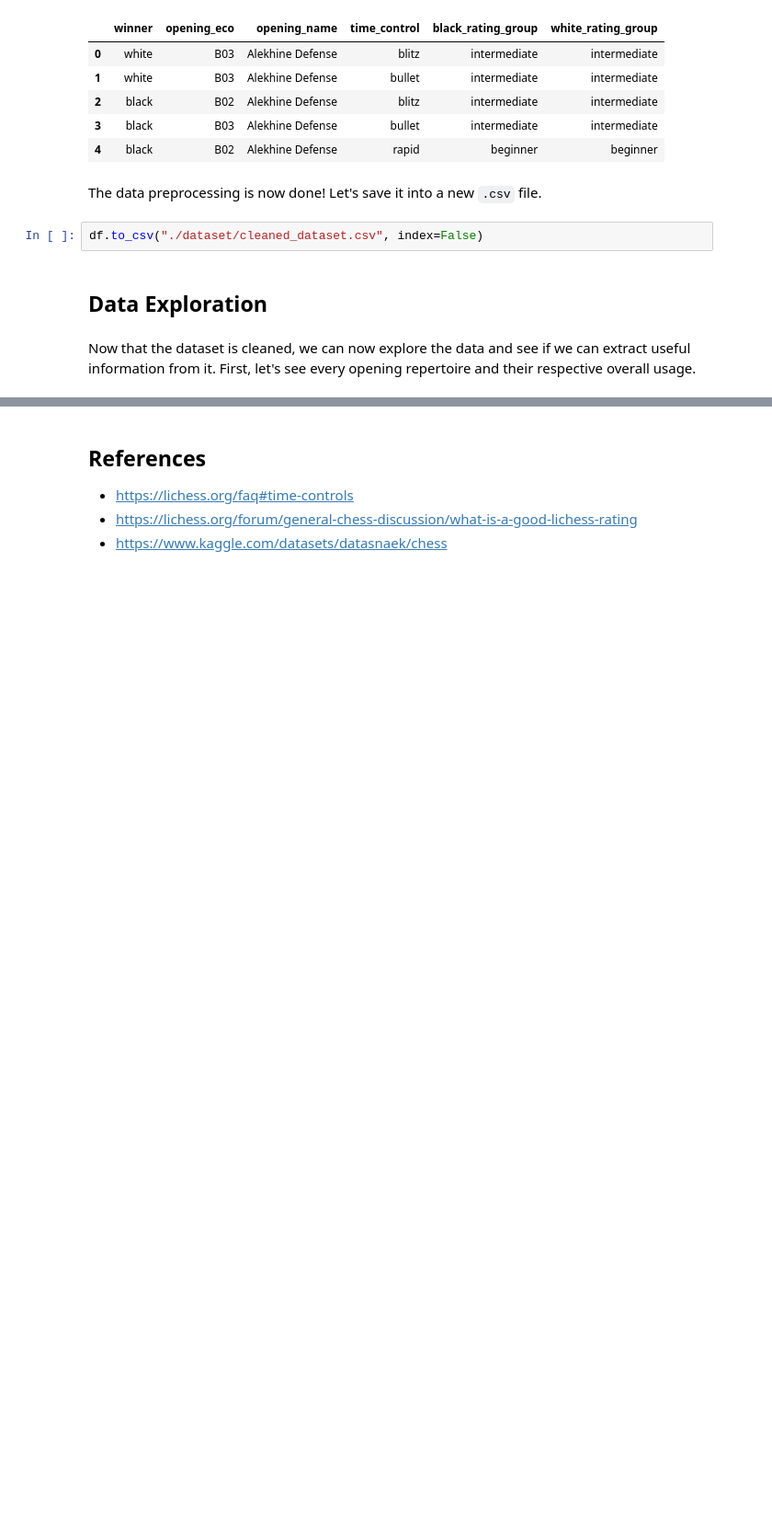
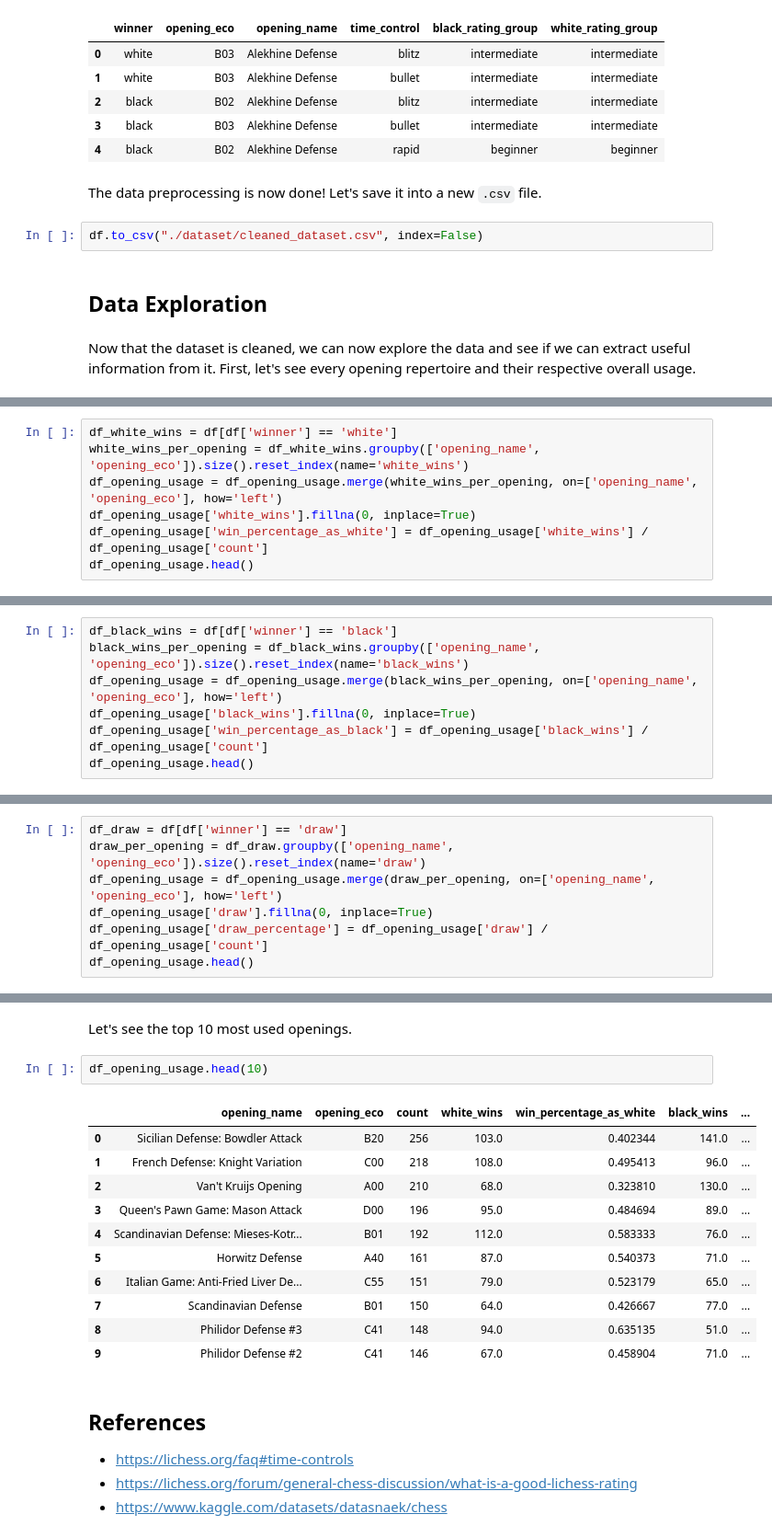
Before and after one commit to HappyPetDog/chess-opening-repertoire, a Jupyter notebook: chess-opening.ipynb, the cells around one changed output, grey strips where cells are left out. Shown at 92% size. Cells and saved outputs as stored; diff of their text form; blank space fills up the shorter version.

```diff
--- a/chess-opening.ipynb
+++ b/chess-opening.ipynb
@@ -232,0 +233,7 @@ In Chess, there are lots of variations for each of the opening repertoire. Let's
+# %%
+df_white_wins = df[df['winner'] == 'white']
+white_wins_per_opening = df_white_wins.groupby(['opening_name', 'opening_eco']).size().reset_index(name='white_wins')
+df_opening_usage = df_opening_usage.merge(white_wins_per_opening, on=['opening_name', 'opening_eco'], how='left')
+df_opening_usage['white_wins'].fillna(0, inplace=True)
+df_opening_usage['win_percentage_as_white'] = df_opening_usage['white_wins'] / df_opening_usage['count']
+df_opening_usage.head()
@@ -232,0 +249,7 @@ In Chess, there are lots of variations for each of the opening repertoire. Let's
+# %%
+df_black_wins = df[df['winner'] == 'black']
+black_wins_per_opening = df_black_wins.groupby(['opening_name', 'opening_eco']).size().reset_index(name='black_wins')
+df_opening_usage = df_opening_usage.merge(black_wins_per_opening, on=['opening_name', 'opening_eco'], how='left')
+df_opening_usage['black_wins'].fillna(0, inplace=True)
+df_opening_usage['win_percentage_as_black'] = df_opening_usage['black_wins'] / df_opening_usage['count']
+df_opening_usage.head()
@@ -232,0 +265,7 @@ In Chess, there are lots of variations for each of the opening repertoire. Let's
+# %%
+df_draw = df[df['winner'] == 'draw']
+draw_per_opening = df_draw.groupby(['opening_name', 'opening_eco']).size().reset_index(name='draw')
+df_opening_usage = df_opening_usage.merge(draw_per_opening, on=['opening_name', 'opening_eco'], how='left')
+df_opening_usage['draw'].fillna(0, inplace=True)
+df_opening_usage['draw_percentage'] = df_opening_usage['draw'] / df_opening_usage['count']
+df_opening_usage.head()
@@ -233,3 +279,19 @@ In Chess, there are lots of variations for each of the opening repertoire. Let's
+# %% [markdown]
+Let's see the top 10 most used openings.
+# %%
+df_opening_usage.head(10)
+# %% [output]
+|  | opening_name | opening_eco | count | white_wins | win_percentage_as_white | black_wins | ... |
+| 0 | Sicilian Defense: Bowdler Attack | B20 | 256 | 103.0 | 0.402344 | 141.0 | ... |
+| 1 | French Defense: Knight Variation | C00 | 218 | 108.0 | 0.495413 | 96.0 | ... |
+| 2 | Van't Kruijs Opening | A00 | 210 | 68.0 | 0.323810 | 130.0 | ... |
+| 3 | Queen's Pawn Game: Mason Attack | D00 | 196 | 95.0 | 0.484694 | 89.0 | ... |
+| 4 | Scandinavian Defense: Mieses-Kotr... | B01 | 192 | 112.0 | 0.583333 | 76.0 | ... |
+| 5 | Horwitz Defense | A40 | 161 | 87.0 | 0.540373 | 71.0 | ... |
+| 6 | Italian Game: Anti-Fried Liver De... | C55 | 151 | 79.0 | 0.523179 | 65.0 | ... |
+| 7 | Scandinavian Defense | B01 | 150 | 64.0 | 0.426667 | 77.0 | ... |
+| 8 | Philidor Defense #3 | C41 | 148 | 94.0 | 0.635135 | 51.0 | ... |
+| 9 | Philidor Defense #2 | C41 | 146 | 67.0 | 0.458904 | 71.0 | ... |
 # %% [markdown]
 ## **References**
 * https://lichess.org/faq#time-controls
```
Also changed, not shown: parts of 9 cells of this notebook.
